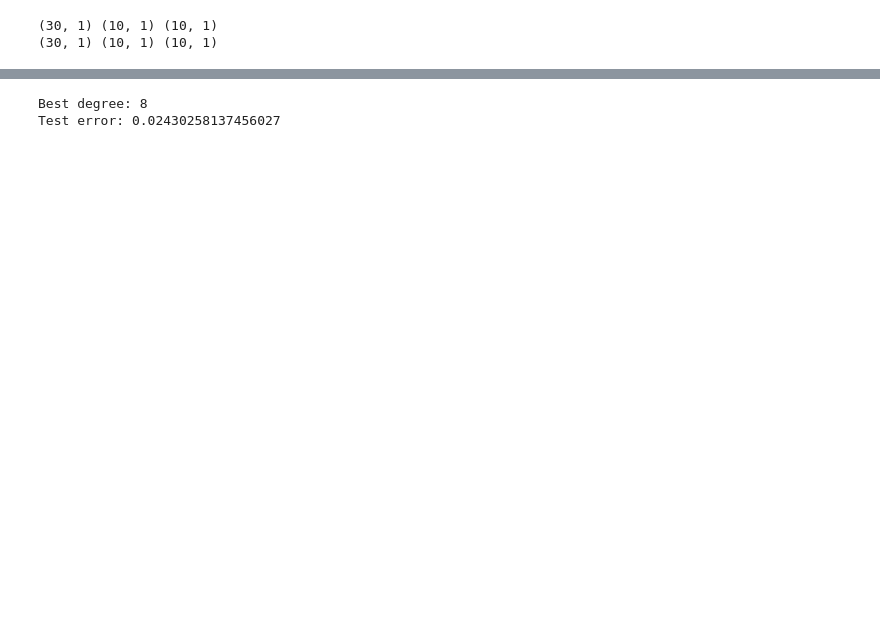
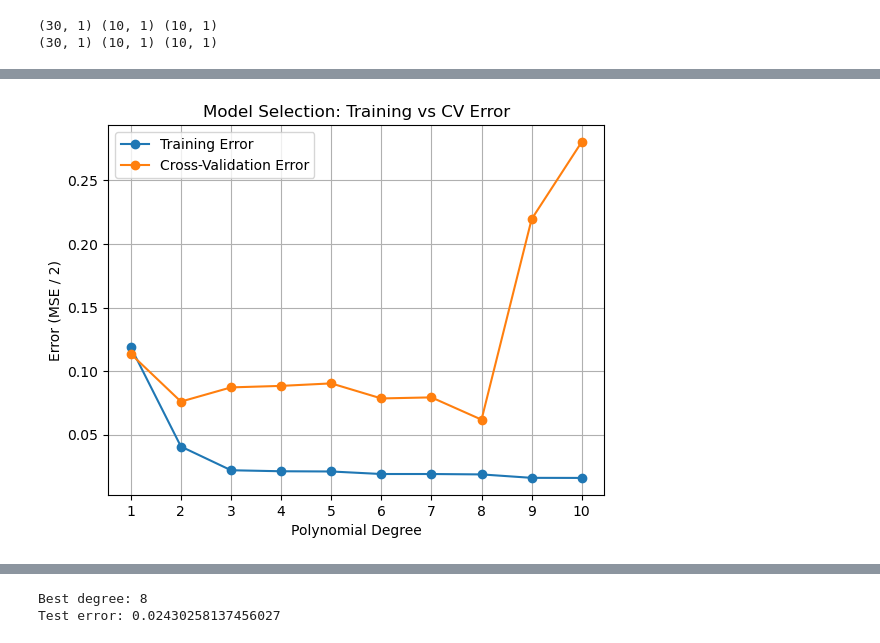
Before and after one commit to sourceHarris/machine-learning-specialization, a Jupyter notebook: course-2-advanced-learning-algorithms/week-2/prac.ipynb, the cells around one changed output, grey strips where cells are left out. Drawn from its saved outputs; the diff is of its cells as text; code cells hidden in the pictures; blank space fills up the shorter version.

```diff
--- a/course-2-advanced-learning-algorithms/week-2/prac.ipynb
+++ b/course-2-advanced-learning-algorithms/week-2/prac.ipynb
@@ -59,0 +106,16 @@ best_degree = best_index + 1
+# %%
+degrees = range(1, 11)
+
+plt.plot(degrees, train_errors, marker='o', label='Training Error')
+plt.plot(degrees, cv_errors, marker='o', label='Cross-Validation Error')
+
+plt.xlabel('Polynomial Degree')
+plt.ylabel('Error (MSE / 2)')
+plt.title('Model Selection: Training vs CV Error')
+
+plt.xticks(degrees)
+plt.legend()
+plt.grid(True)
+plt.show()
+# %% [output]
+[figure, added]
```
Also changed, not shown: parts of 11 cells of this notebook.
